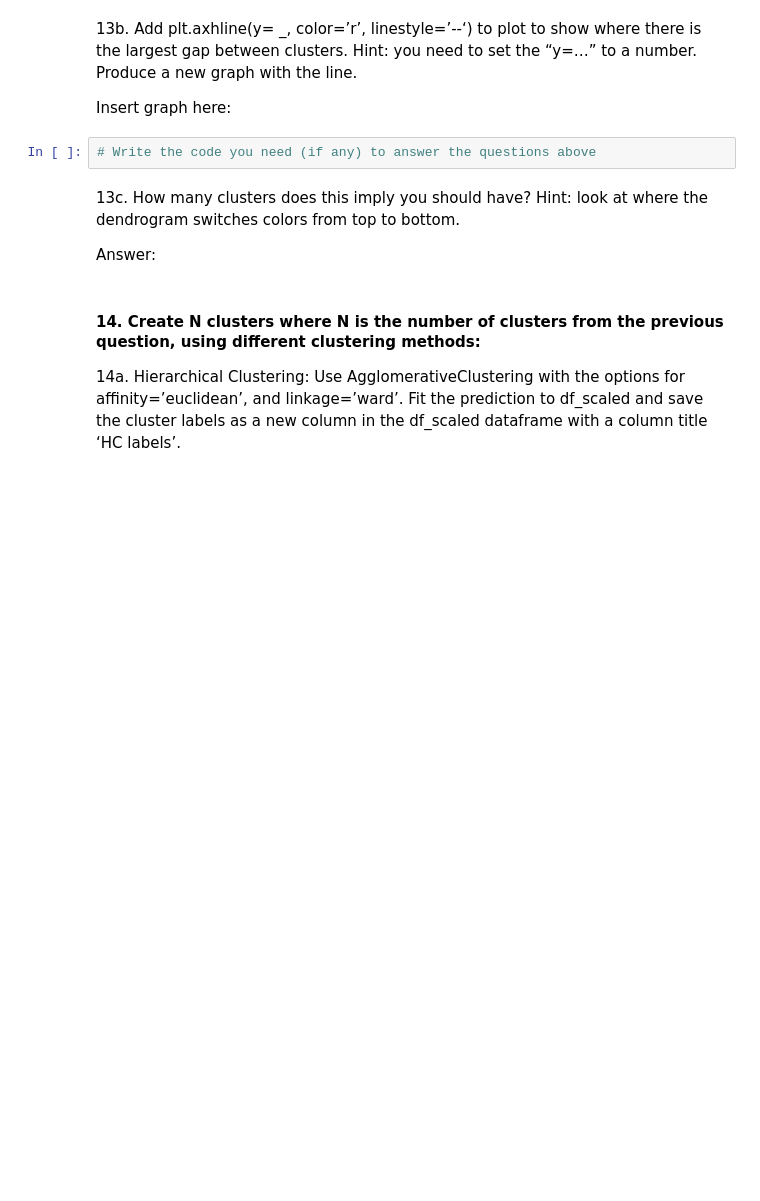
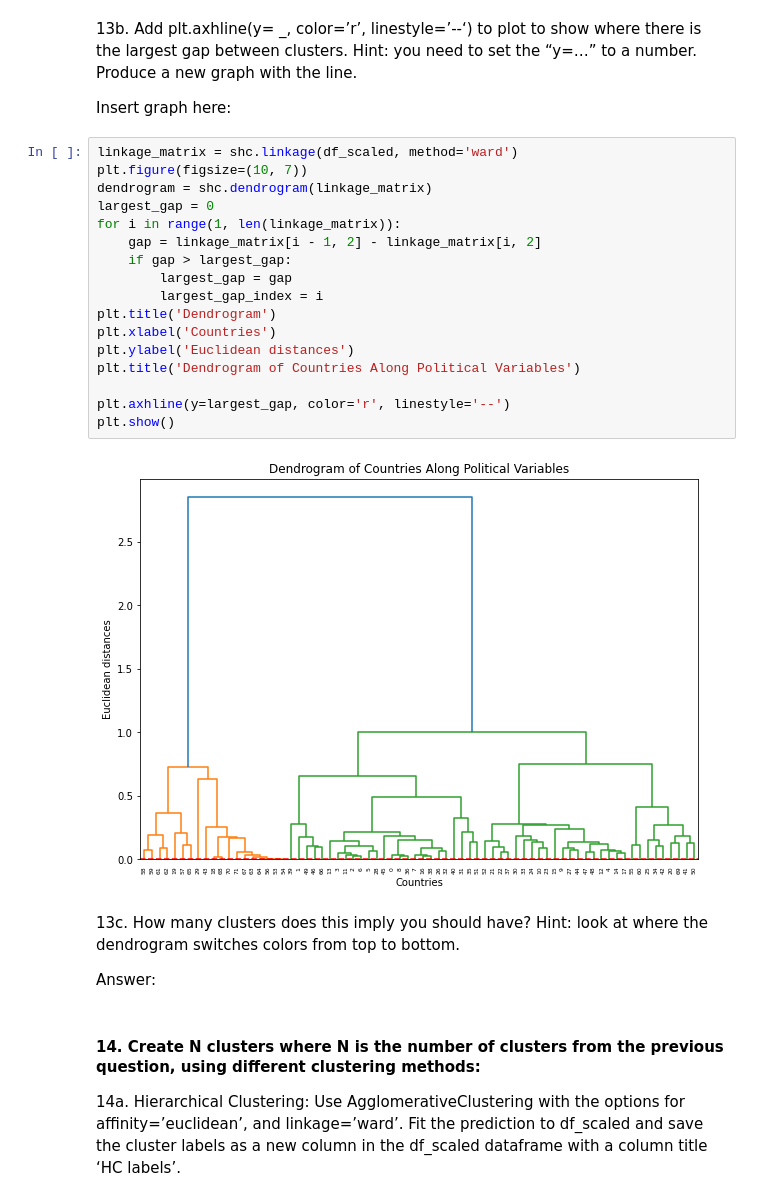
Before and after one commit to nadyatan21/ECON1620-Spring2024, a Jupyter notebook: HW2/HW2_2024.ipynb, the cells around one changed output. Saved outputs shown, nothing was run; the diff lists cells and outputs as text; blank space fills up the shorter version.

```diff
--- a/HW2/HW2_2024.ipynb
+++ b/HW2/HW2_2024.ipynb
@@ -314,7 +336,24 @@ show where there is the largest gap between clusters. Hint: you need to set the
 
 Insert graph here:
 # %%
-# Write the code you need (if any) to answer the questions above
+linkage_matrix = shc.linkage(df_scaled, method='ward')
+plt.figure(figsize=(10, 7))
+dendrogram = shc.dendrogram(linkage_matrix)
+largest_gap = 0
+for i in range(1, len(linkage_matrix)):
+    gap = linkage_matrix[i - 1, 2] - linkage_matrix[i, 2]
+    if gap > largest_gap:
+        largest_gap = gap
+        largest_gap_index = i
+plt.title('Dendrogram')
+plt.xlabel('Countries')
+plt.ylabel('Euclidean distances')
+plt.title('Dendrogram of Countries Along Political Variables')
+
+plt.axhline(y=largest_gap, color='r', linestyle='--')
+plt.show()
+# %% [output]
+[figure, added]
 # %% [markdown]
 13c. How many clusters does this imply you should have? Hint: look at where the
 dendrogram switches colors from top to bottom.
```
Also changed, not shown: parts of 7 cells of this notebook.
